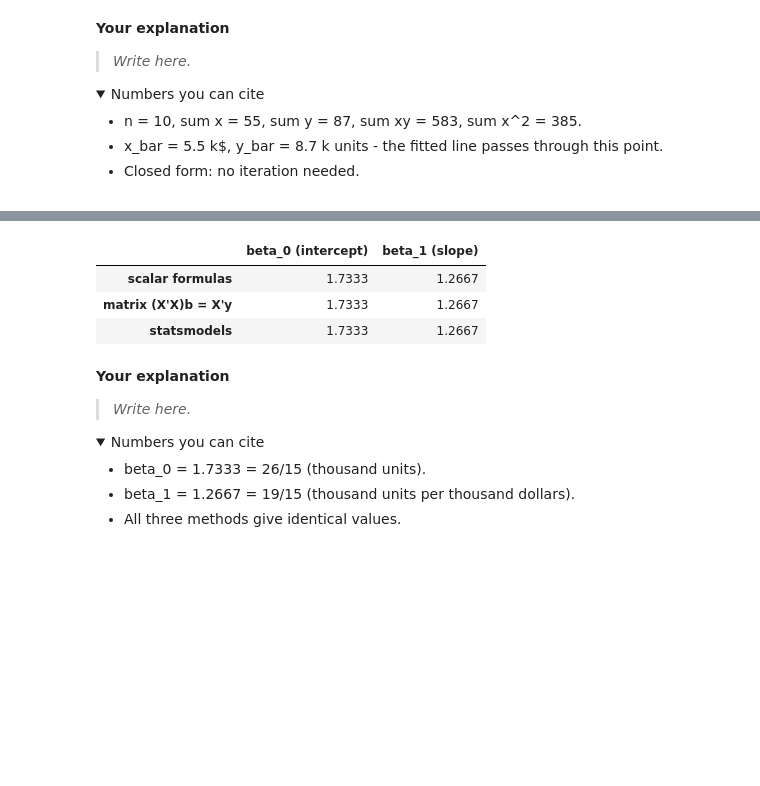
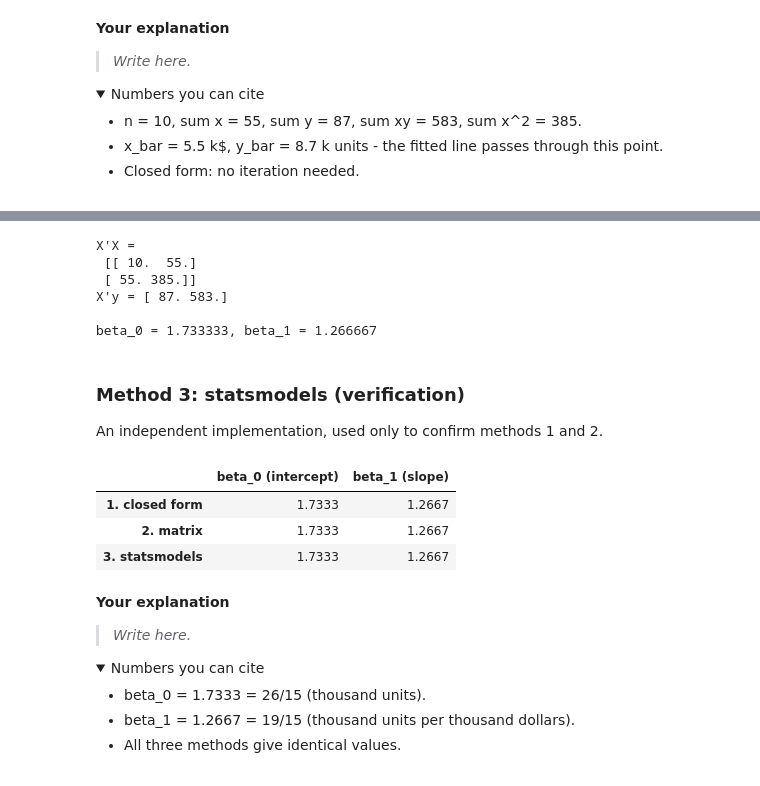
Before and after one commit to Kiatisakk/CPE342-ML, a Jupyter notebook: lab01_ols/A1_OLS_Regression.ipynb, the cells around one changed output, grey strips where cells are left out. Saved outputs shown, nothing was run; the diff lists cells and outputs as text; code cells hidden in the pictures; folded sections open; blank space fills up the shorter version.

```diff
--- a/lab01_ols/A1_OLS_Regression.ipynb
+++ b/lab01_ols/A1_OLS_Regression.ipynb
@@ -87,25 +109,35 @@ Computed three ways; all three must agree.
+# %%
+X = np.column_stack([np.ones(n), x])
+beta0, beta1 = np.linalg.solve(X.T @ X, X.T @ y)   # solve is preferred over inv()
+
+print("X'X =\n", X.T @ X)
+print("X'y =", X.T @ y)
+print(f"\nbeta_0 = {beta0:.6f}, beta_1 = {beta1:.6f}")
+# %% [output]
+X'X =
+ [[ 10.  55.]
+ [ 55. 385.]]
+X'y = [ 87. 583.]
+
+beta_0 = 1.733333, beta_1 = 1.266667
+# %% [markdown]
+### Method 3: statsmodels (verification)
+
+An independent implementation, used only to confirm methods 1 and 2.
 # %%
-# 1. scalar formulas
-beta1_scalar = (n * sum_xy - sum_x * sum_y) / (n * sum_xx - sum_x ** 2)
-beta0_scalar = y_bar - beta1_scalar * x_bar
+import statsmodels.api as sm
 
-# 2. matrix normal equations
-X = np.column_stack([np.ones(n), x])
-beta0, beta1 = np.linalg.solve(X.T @ X, X.T @ y)
-
-# 3. statsmodels (verification)
-import statsmodels.api as sm
-model = sm.OLS(endog=y, exog=X).fit()
+model = sm.OLS(endog=y, exog=X).fit()   # X already has the constant column
 
 pd.DataFrame({
     "beta_0 (intercept)": [beta0_scalar, beta0, model.params[0]],
     "beta_1 (slope)":     [beta1_scalar, beta1, model.params[1]],
-}, index=["scalar formulas", "matrix (X'X)b = X'y", "statsmodels"])
+}, index=["1. closed form", "2. matrix", "3. statsmodels"])
 # %% [output]
 |  | beta_0 (intercept) | beta_1 (slope) |
-| scalar formulas | 1.7333 | 1.2667 |
-| matrix (X'X)b = X'y | 1.7333 | 1.2667 |
-| statsmodels | 1.7333 | 1.2667 |
+| 1. closed form | 1.7333 | 1.2667 |
+| 2. matrix | 1.7333 | 1.2667 |
+| 3. statsmodels | 1.7333 | 1.2667 |
 # %% [markdown]
 **Your explanation**
 
```
Also changed, not shown: parts of 5 cells of this notebook.
